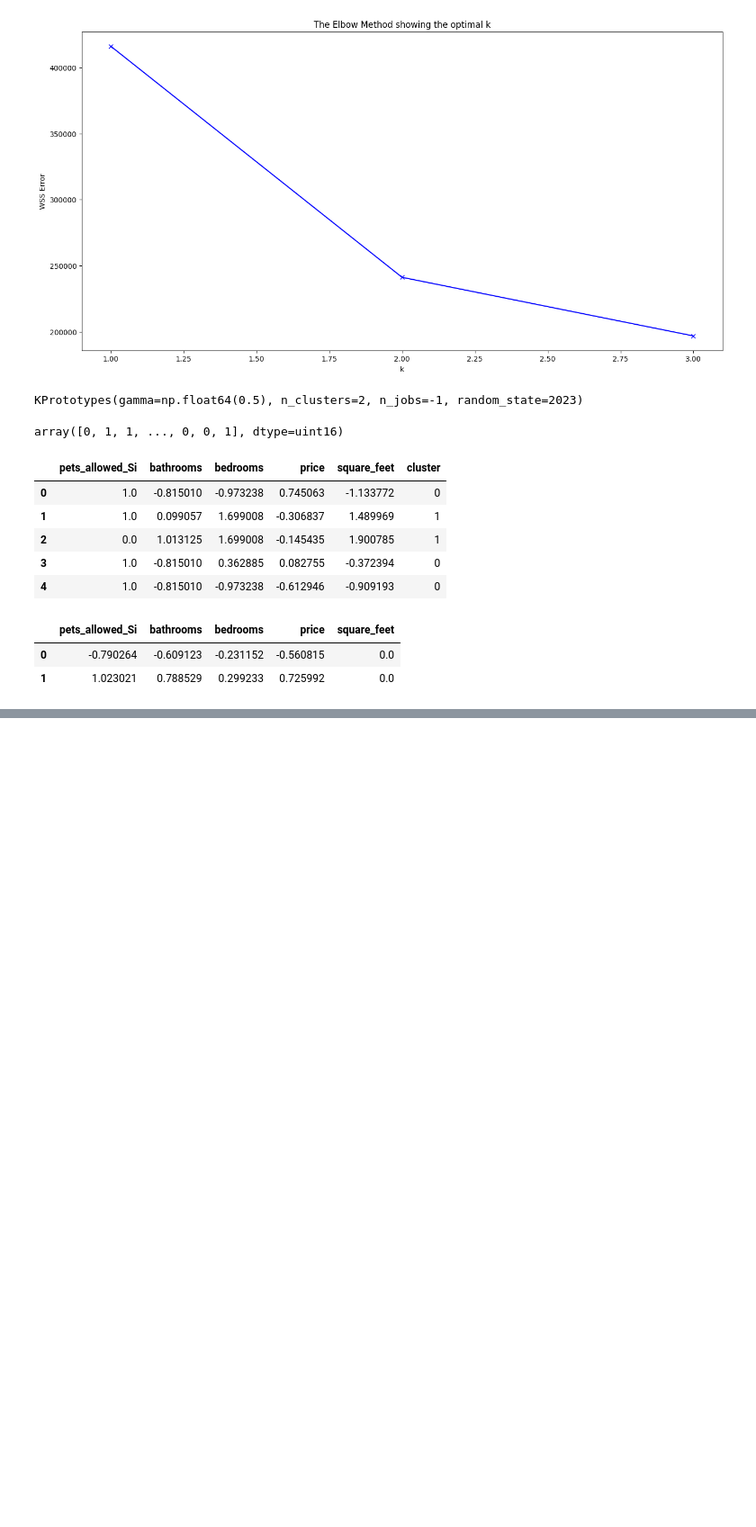
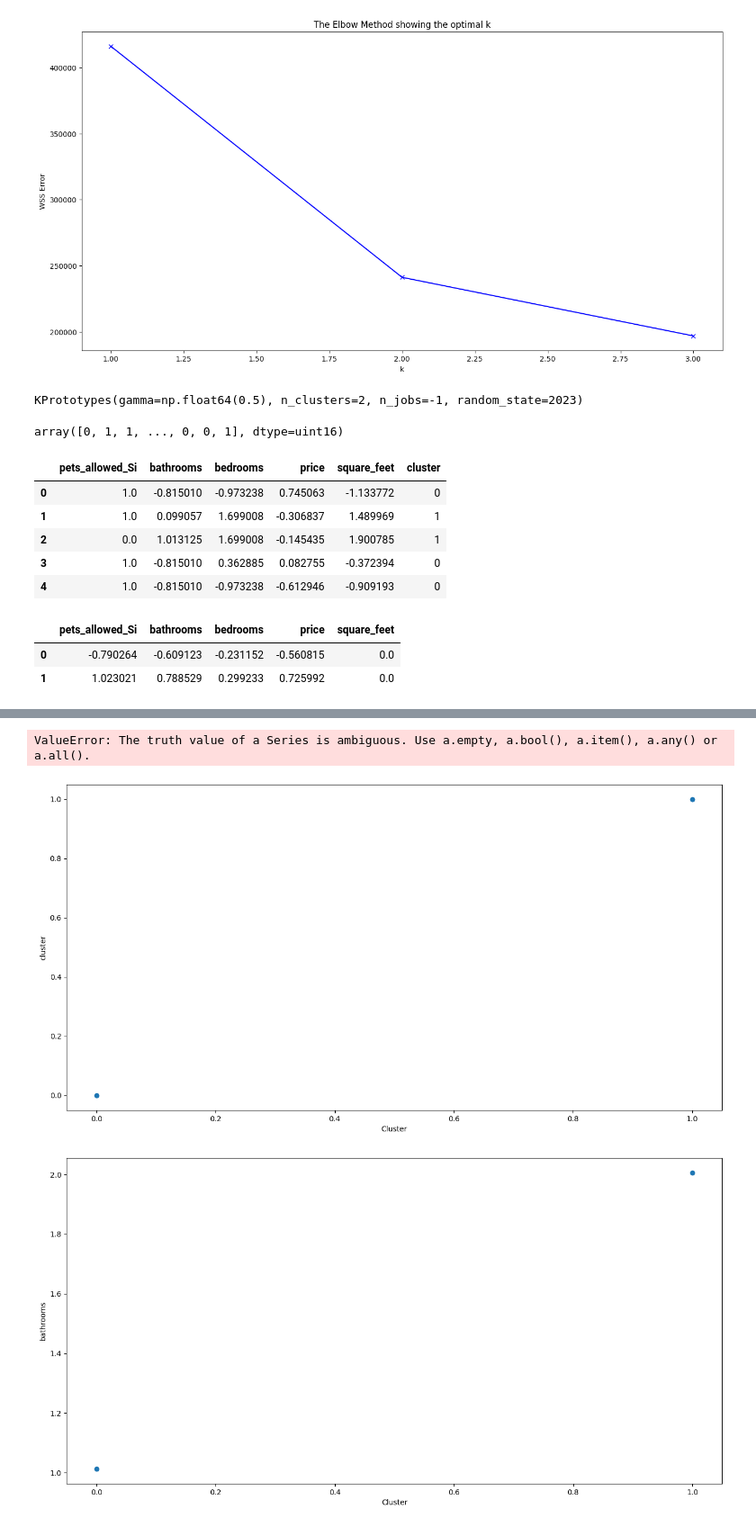
Before and after one commit to hdiazf/machine_learning_2, a Jupyter notebook: notebook/Tarea1_K-Prototypes.ipynb, the cells around one changed output, grey strips where cells are left out. Shown at 90% size. Drawn from its saved outputs; the diff is of its cells as text; code cells hidden in the pictures; blank space fills up the shorter version.

```diff
--- a/notebook/Tarea1_K-Prototypes.ipynb
+++ b/notebook/Tarea1_K-Prototypes.ipynb
@@ -502,0 +513,25 @@ centers_kmeans
+# %%
+# Gráficos de las variables
+df_sin_outliers = df_cuanti[(df_cuanti['bathrooms'] < 3) and (df_cuanti['square_feet'] < 4000)]
+from mpl_toolkits.mplot3d import Axes3D
+fig = plt.figure(figsize=(16,8))
+ax = fig.add_subplot(111, projection='3d')
+ax.scatter( df_sin_outliers.square_feet, df_sin_outliers.bathrooms,df_sin_outliers.price, c=df_sin_outliers['cluster'], s=50, cmap='viridis')
+ax.scatter(centers_kprototypes['square_feet'], centers_kprototypes['bathrooms'], centers_kprototypes['price'], c='red', s=200, alpha=0.5)
+ax.set_xlabel('square_feet')
+ax.set_ylabel('bathrooms')
+ax.set_zlabel('price')
+plt.show()
+# %% [output]
+ValueError: The truth value of a Series is ambiguous. Use a.empty, a.bool(), a.item(), a.any() or a.all().
+# %%
+# Gráficos de las variables
+for i in range(0, len(centers_kprototypes.columns)):
+    plt.figure(figsize=(16,8))
+    plt.scatter(centers_kprototypes['cluster'], centers_kprototypes.iloc[:,i])
+    plt.xlabel('Cluster')
+    plt.ylabel(centers_kprototypes.columns[i])
+    plt.show()
+# %% [output]
+[figure, added]
+[figure, added]
```
Also changed, not shown: parts of 3 cells of this notebook.
